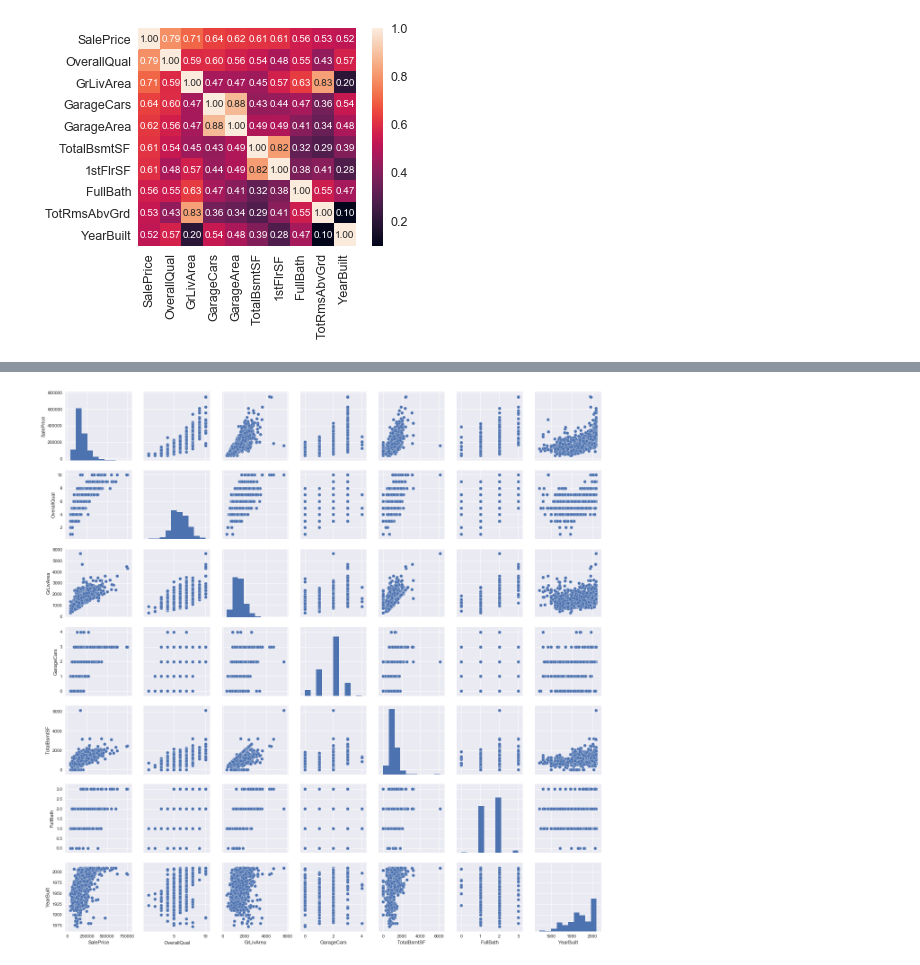
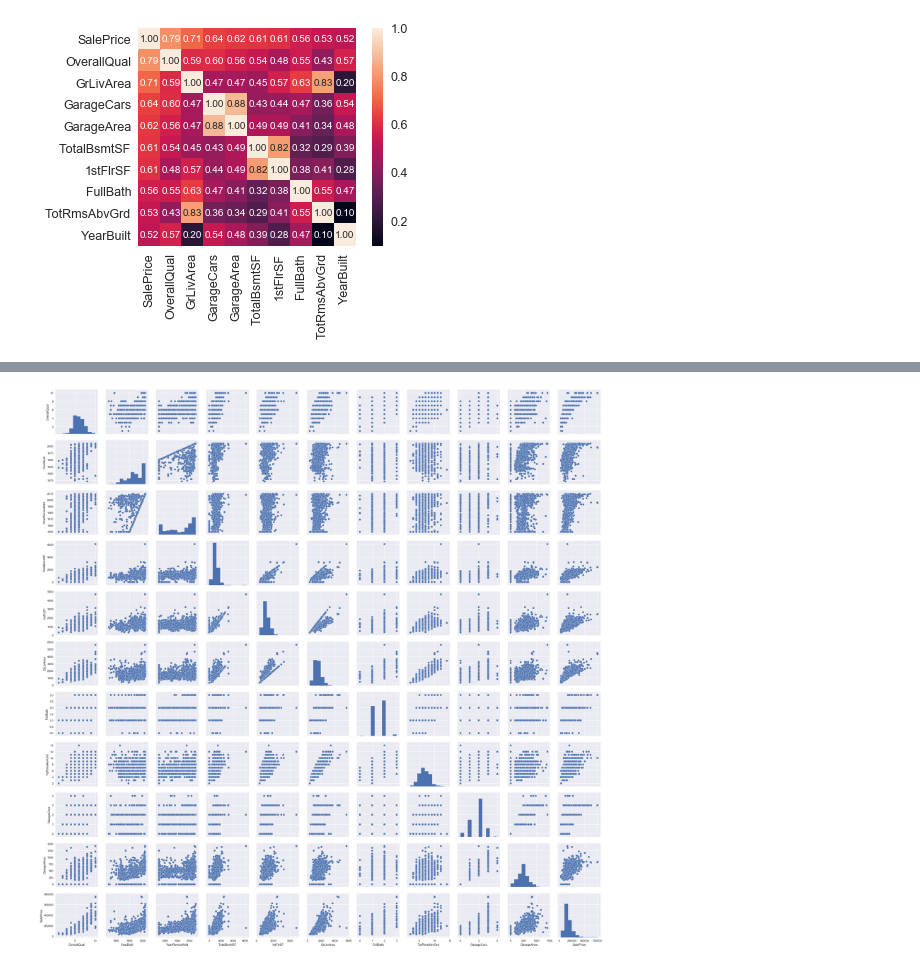
Before and after one commit to brucechyi/DataNerds, a Jupyter notebook: Project.ipynb, the cells around one changed output, grey strips where cells are left out. Saved outputs shown, nothing was run; the diff lists cells and outputs as text; code cells hidden in the pictures.

```diff
--- a/Project.ipynb
+++ b/Project.ipynb
@@ -130,3 +125,9 @@ hm = sns.heatmap(cm, cbar=True, annot=True, square=True, fmt='.2f', annot_kws={'
 plt.show()
 # %% [output]
 [figure]
+# %%
+corrmat = train_df.corr()
+top_corr_features = corrmat.index[abs(corrmat["SalePrice"])>0.5]
+plt.figure(figsize=(10,10))
+g = sns.heatmap(train_df[top_corr_features].corr(),annot=True)
+print(top_corr_features)
@@ -133,7 +140,7 @@ plt.show()
 # %%
 sns.set()
 cols = ['SalePrice', 'OverallQual', 'GrLivArea', 'GarageCars', 'TotalBsmtSF', 'FullBath', 'YearBuilt']
-sns.pairplot(train_df[cols], size = 2.5)
+sns.pairplot(train_df[top_corr_features], size = 2.5)
 plt.show();
 # %% [output]
-[figure, old version]
+[figure, new version]
```
Also changed, not shown: parts of 6 cells of this notebook.
